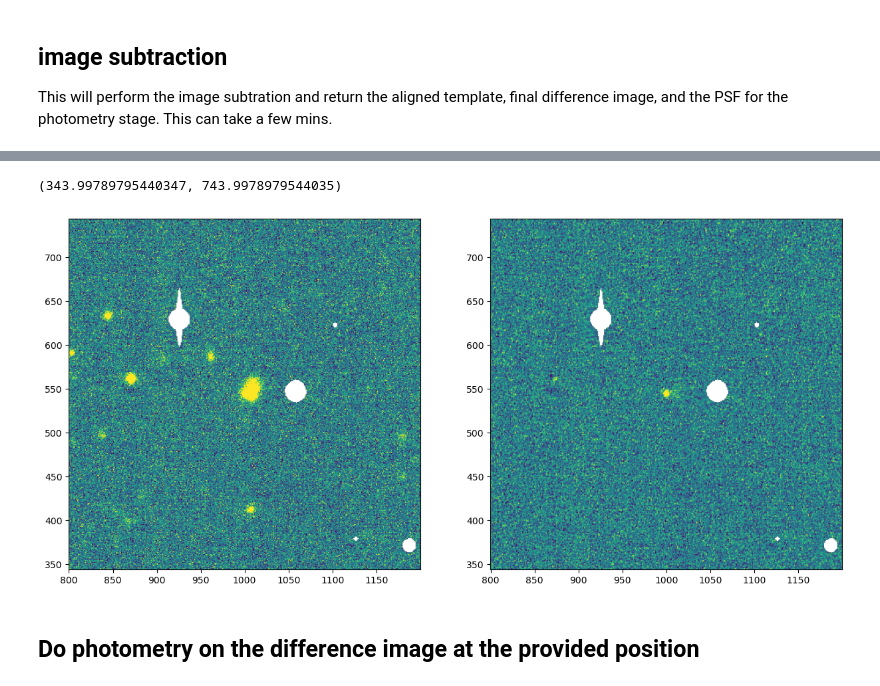
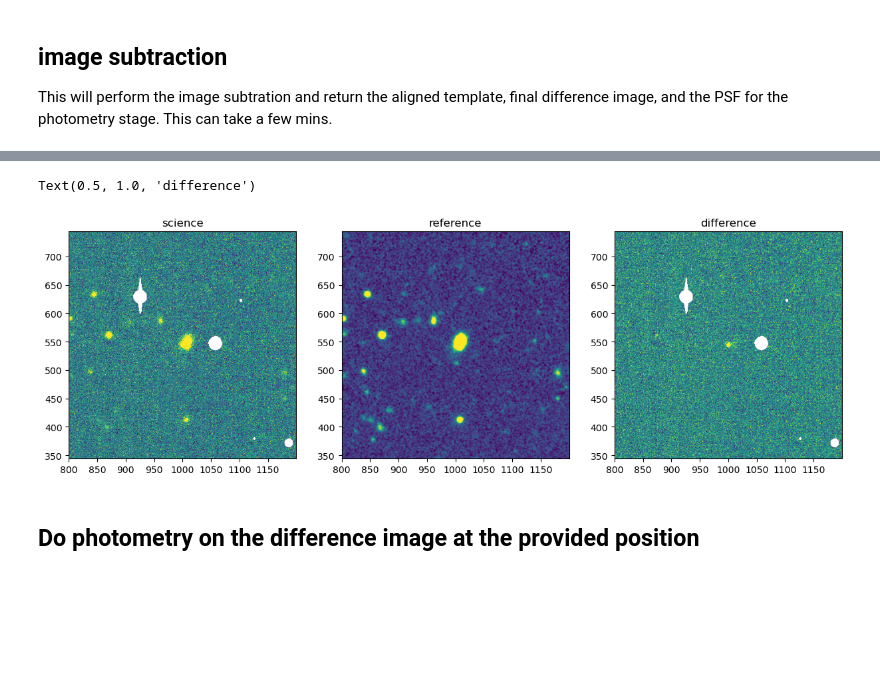
Before and after one commit to yizedong/SLIDE, a Jupyter notebook: example.ipynb, the cells around one changed output, grey strips where cells are left out. Drawn from its saved outputs; the diff is of its cells as text; code cells hidden in the pictures; blank space fills up the shorter version.

```diff
--- a/example.ipynb
+++ b/example.ipynb
@@ -70,19 +74,29 @@ lsst_decam_subtraction INFO: Image subtraction completed successfully!
 # %%
-fig, (ax1, ax2) = plt.subplots(1, 2, figsize=(15, 15))
-norm = ImageNormalize(scidata, PercentileInterval(98))
+fig, (ax1, ax2, ax3) = plt.subplots(1, 3, figsize=(15, 15))
+norm = ImageNormalize(scidata.data, PercentileInterval(98))
 ax1.imshow(scidata, norm=norm)
 _x, _y = astropy_world_to_pixel(ra, dec, scidata.wcs)
 #ax1.plot(x, y, marker='o', mec='r', mfc='none', ls='none')
 ax1.set_xlim(_x-200, _x+200)
 ax1.set_ylim(_y-200, _y+200)
+ax1.set_title('science')
 
-
-ax2.imshow(normalized_difference, norm=norm)
+norm = ImageNormalize(refdata.data, PercentileInterval(98))
+ax2.imshow(refdata, norm=norm)
+_x, _y = astropy_world_to_pixel(ra, dec, scidata.wcs)
+#ax1.plot(x, y, marker='o', mec='r', mfc='none', ls='none')
 ax2.set_xlim(_x-200, _x+200)
 ax2.set_ylim(_y-200, _y+200)
+ax2.set_title('reference')
+
+norm = ImageNormalize(normalized_difference.data, PercentileInterval(98))
+ax3.imshow(normalized_difference, norm=norm)
+ax3.set_xlim(_x-200, _x+200)
+ax3.set_ylim(_y-200, _y+200)
+ax3.set_title('difference')
 # %% [output]
-(343.99789795440347, 743.9978979544035)
+Text(0.5, 1.0, 'difference')
-[figure, old version]
+[figure, new version]
 # %% [markdown]
 ## Do photometry on the difference image at the provided position
 # %%
```
Also changed, not shown: parts of 3 cells of this notebook, 3 other files.
